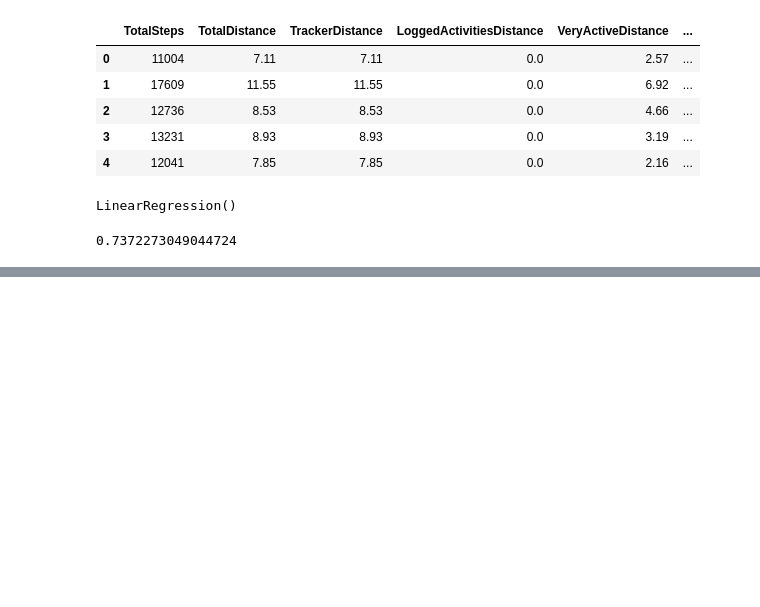
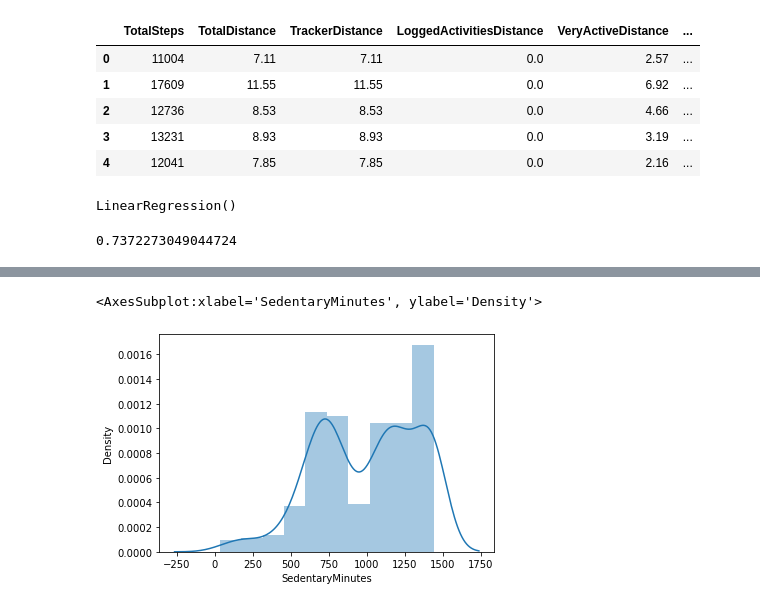
Before and after one commit to sandeepsharma1190/ML-Student, a Jupyter notebook: notebook 9:30/Multi linear 9_30 02052023.ipynb, the cells around one changed output, grey strips where cells are left out. Cells and saved outputs as stored; diff of their text form; code cells hidden in the pictures; blank space fills up the shorter version.

```diff
--- a/notebook 9:30/Multi linear 9_30 02052023.ipynb
+++ b/notebook 9:30/Multi linear 9_30 02052023.ipynb
@@ -44,0 +54,5 @@ r2_score(y_test, pred)
+# %%
+sns.distplot(dataset['SedentaryMinutes'])
+# %% [output]
+<AxesSubplot:xlabel='SedentaryMinutes', ylabel='Density'>
+[figure, added]
```
Also changed, not shown: parts of 7 cells of this notebook.
